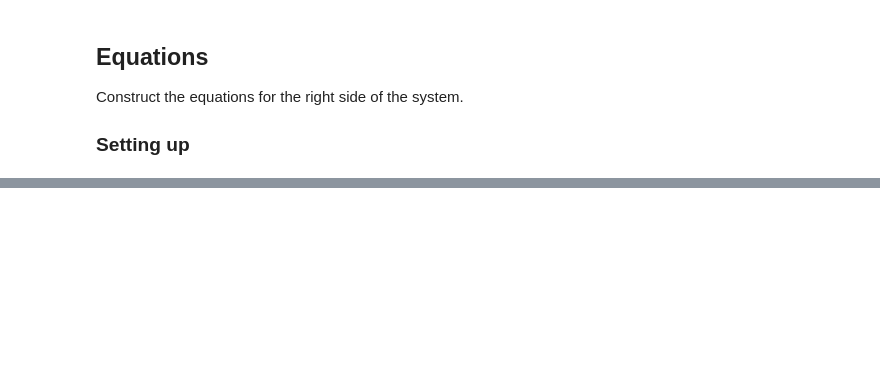
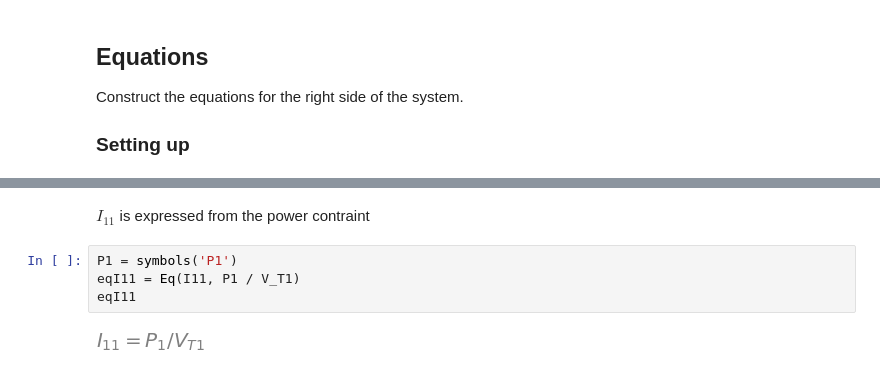
Before and after one commit to avaveriksen/wind-assignment-2, a Jupyter notebook: Anders/equations.ipynb, the cells around one changed output, grey strips where cells are left out. Saved outputs shown, nothing was run; the diff lists cells and outputs as text; blank space fills up the shorter version.

```diff
--- a/Anders/equations.ipynb
+++ b/Anders/equations.ipynb
@@ -135,0 +39,8 @@ V_B = Z41*Z42*(P1*V_S2*Z11*Z22*Z5 + P1*V_S2*Z22*Z31*Z5 + P2*V_S1*Z12*Z31*Z5 + P2
+# %% [markdown]
+$I_{11}$ is expressed from the power contraint
+# %%
+P1 = symbols('P1')
+eqI11 = Eq(I11, P1 / V_T1)
+eqI11
+# %% [output]
+[figure, added]
```
Also changed, not shown: parts of 48 cells of this notebook, 2 other files.
